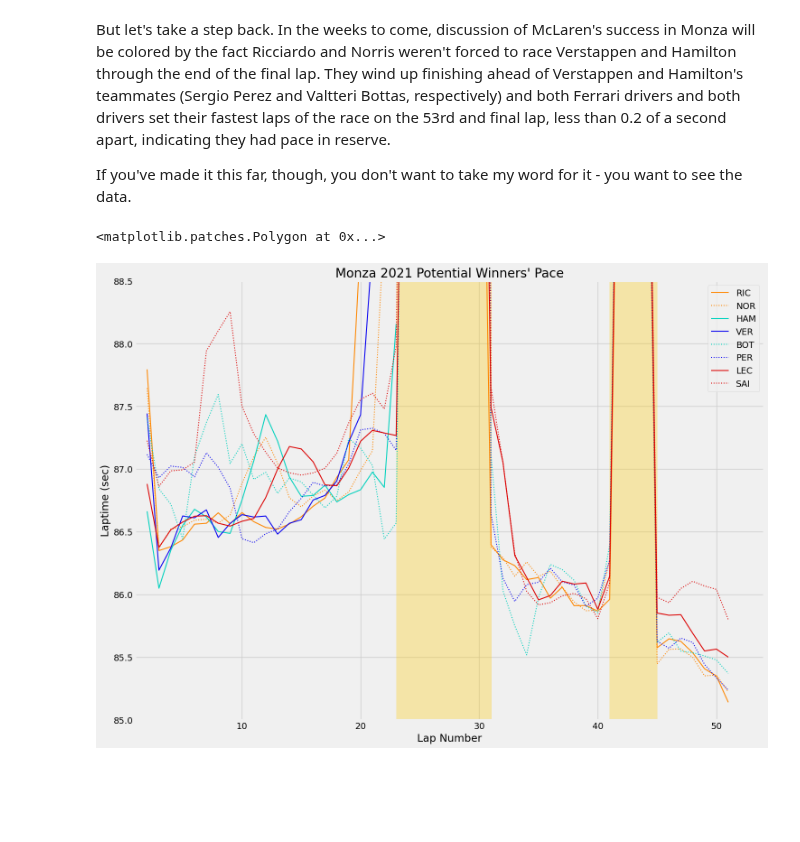
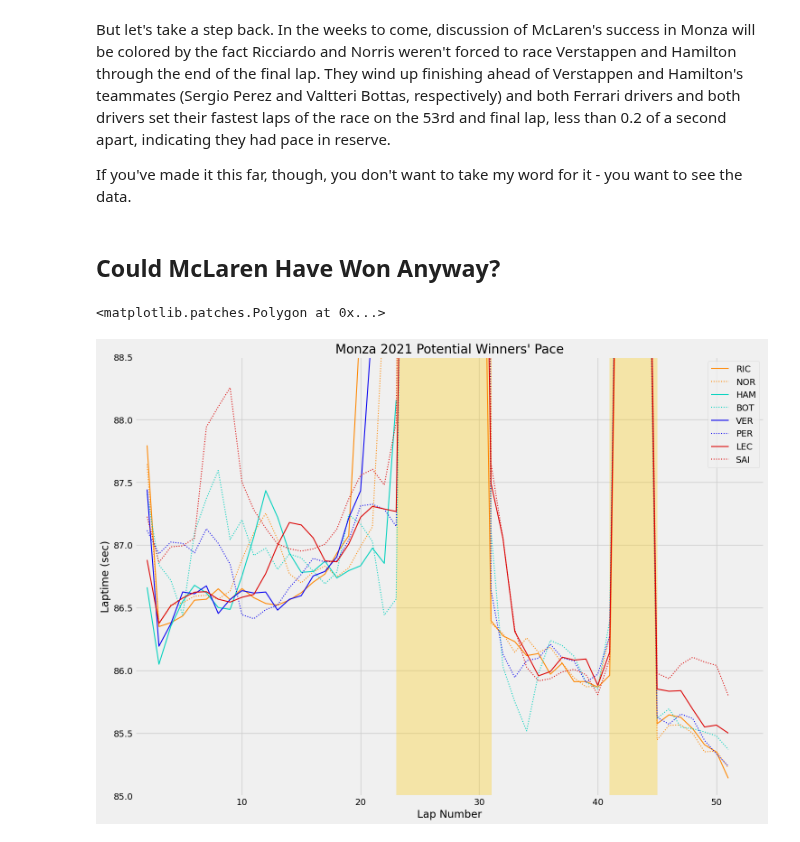
Before and after one commit to orderlogicmachine/f1-pace-analysis, a Jupyter notebook: main.ipynb, the cells around one changed output. Cells and saved outputs as stored; diff of their text form; code cells hidden in the pictures; blank space fills up the shorter version.

```diff
--- a/main.ipynb
+++ b/main.ipynb
@@ -278,36 +278,39 @@ You could say the team appreciated it.
 But let's take a step back. In the weeks to come, discussion of McLaren's success in Monza will be colored by the fact Ricciardo and Norris weren't forced to race Verstappen and Hamilton through the end of the final lap. They wind up finishing ahead of Verstappen and Hamilton's teammates (Sergio Perez and Valtteri Bottas, respectively) and both Ferrari drivers and both drivers set their fastest laps of the race on the 53rd and final lap, less than 0.2 of a second apart, indicating they had pace in reserve.
 
 If you've made it this far, though, you don't want to take my word for it - you want to see the data.
+# %% [markdown]
+## Could McLaren Have Won Anyway?
 # %%
 # Here we'll use the same charting logic as before, expanded to cover all McLaren, Red Bull, Mercedes, and Ferrari drivers:
-drivers_to_visualize = ['RIC', 'NOR', 'HAM', 'VER', 'BOT', 'PER', 'LEC', 'SAI']
+drivers_to_visualize = ['RIC', 'NOR', 'HAM', 'BOT', 'VER', 'PER', 'LEC', 'SAI']
 visualized_teams = []
+plt.style.use('fivethirtyeight')
 plt.rcParams['figure.figsize'] = [16, 12]
 fig, ax = plt.subplots()
 
 for driver in drivers_to_visualize:
     driver_laps = race.laps.pick_driver(driver)[['LapNumber', 'LapTimeSeconds', 'Team']]
     driver_laps = driver_laps.dropna()
     team = pd.unique(driver_laps['Team'])[0]
     x = driver_laps['LapNumber'] - 1
     # Because of the jagged nature and dense distribution of these lines, we'll chart a 3-lap rolling average of their pace.
     y = driver_laps['LapTimeSeconds'].rolling(3, center=True).mean()
     linestyle = '-' if team not in visualized_teams else ':'
     ax.plot(x, y, label=driver, color=ff1.plotting.team_color(team), linestyle=linestyle, linewidth=1.5)
     ax.set(ylabel = 'Laptime (sec)')
     ax.set(xlabel = 'Lap Number')
     ax.set_xlim(1, 54)
     ax.set_ylim(85, 88.5)
     ax.set_title("Monza 2021 Potential Winners' Pace")
     ax.legend()
     visualized_teams.append(team)
 
 sc_yellow = '#ffca00'
 ax.axvspan(23, 31, color=sc_yellow, alpha=0.3)
 ax.axvspan(41, 45, color=sc_yellow, alpha=0.3)
 # %% [output]
 <matplotlib.patches.Polygon at 0x...>
-[figure, old version]
+[figure, new version]
 # %% [markdown]
 I've taken the liberty of creating a 3-lap rolling average of the featured drivers' laptimes as described above to make this chart a bit more legible, but the overall contour of laptimes decreasing after a tire change and toward the end of the race (as more and more of the 110 kg of fuel burns off and the car becomes lighter) are still clearly visible. The areas that stick out to me here are just after the first Safety Car period (shown in yellow - F1 uses these to greatly slow down drivers on track while a damaged car is recovered, hence the collective spikes in laptime) and the final stretch from the end of the second Safety Car period to the end.
 
```
Also changed, not shown: parts of 5 cells of this notebook, 5 other files.
